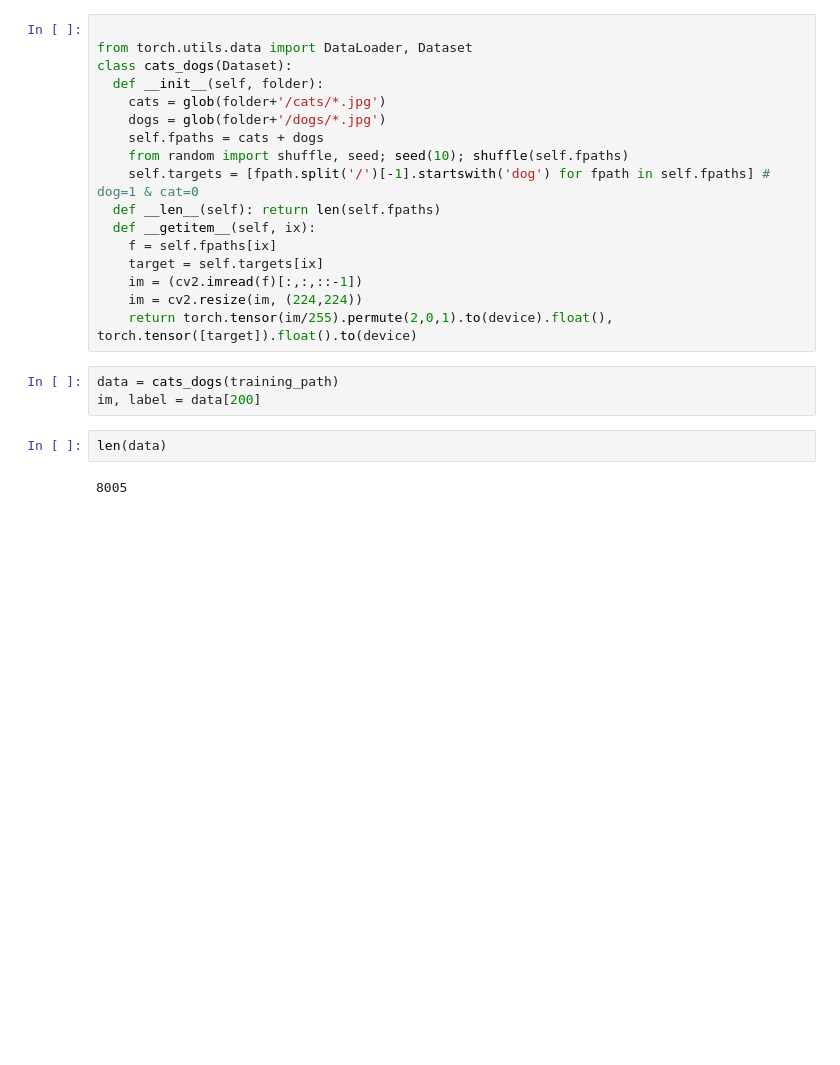
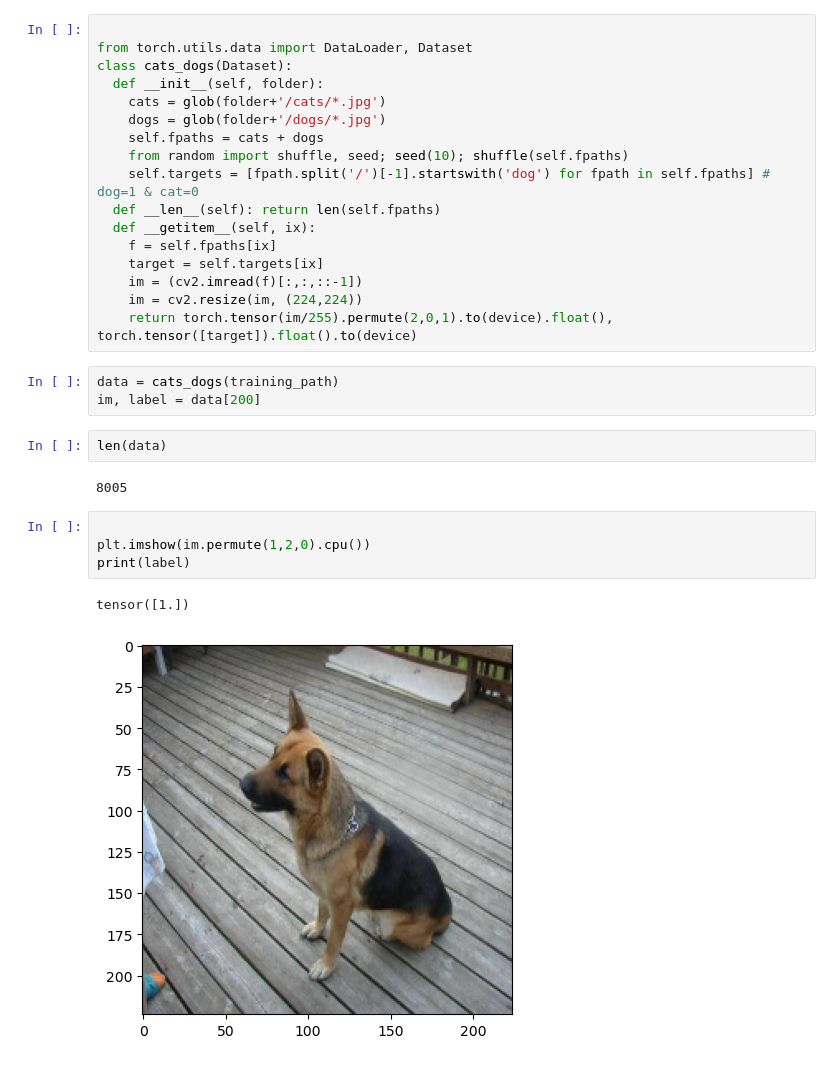
Before and after one commit to MaukanMir/AI-ML-Learning, a Jupyter notebook: Pytorch/CNN-Torch.ipynb, the cells around one changed output. Drawn from its saved outputs; the diff is of its cells as text; blank space fills up the shorter version.

```diff
--- a/Pytorch/CNN-Torch.ipynb
+++ b/Pytorch/CNN-Torch.ipynb
@@ -269,3 +269,10 @@ im, label = data[200]
 len(data)
 # %% [output]
 8005
+# %%
+
+plt.imshow(im.permute(1,2,0).cpu())
+print(label)
+# %% [output]
+tensor([1.])
+[figure, added]
```
Also changed, not shown: parts of 3 cells of this notebook.
